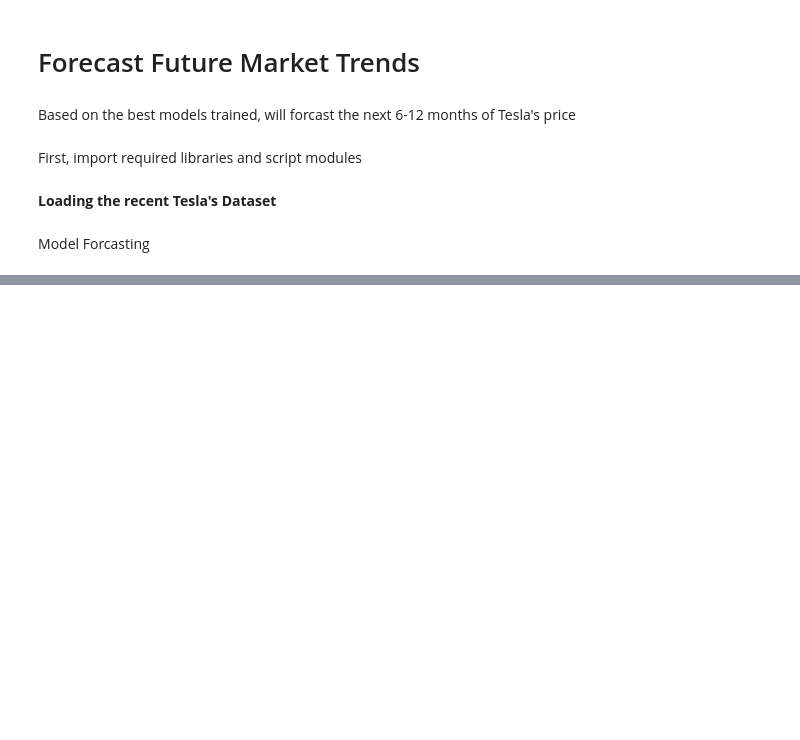
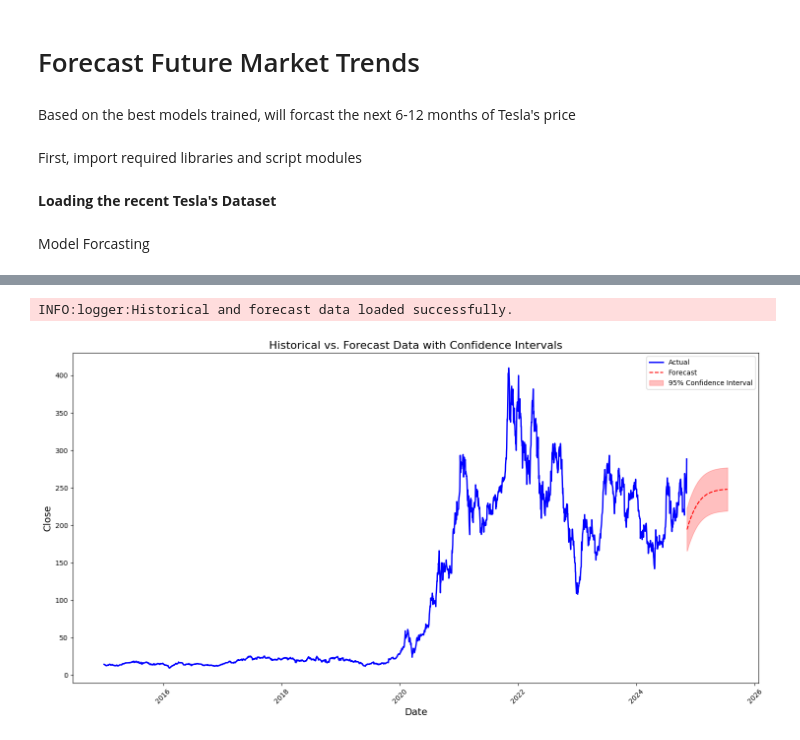
Before and after one commit to epythonlab/gmf-investments-portfolio-forecasting, a Jupyter notebook: notebooks/future_forecasting.ipynb, the cells around one changed output, grey strips where cells are left out. Saved outputs shown, nothing was run; the diff lists cells and outputs as text; code cells hidden in the pictures; blank space fills up the shorter version.

```diff
--- a/notebooks/future_forecasting.ipynb
+++ b/notebooks/future_forecasting.ipynb
@@ -81,3 +42,12 @@ INFO:logger:Forecasts with 95% confidence intervals plotted successfully.
+# %%
+# Initialize forecaster
+forecaster = ModelForecaster(tsla_data, 'data/tsla_forecast_12_months.csv', logger=logger)
+
+# Plot forecasts
+forecaster.plot_forecast()
+# %% [output]
+INFO:logger:Historical and forecast data loaded successfully.
+[figure, added]
 # %%
 # Analyze forecasts
 result = forecaster.analyze_forecast()
```
Also changed, not shown: parts of 2 cells of this notebook, 5 other files.
